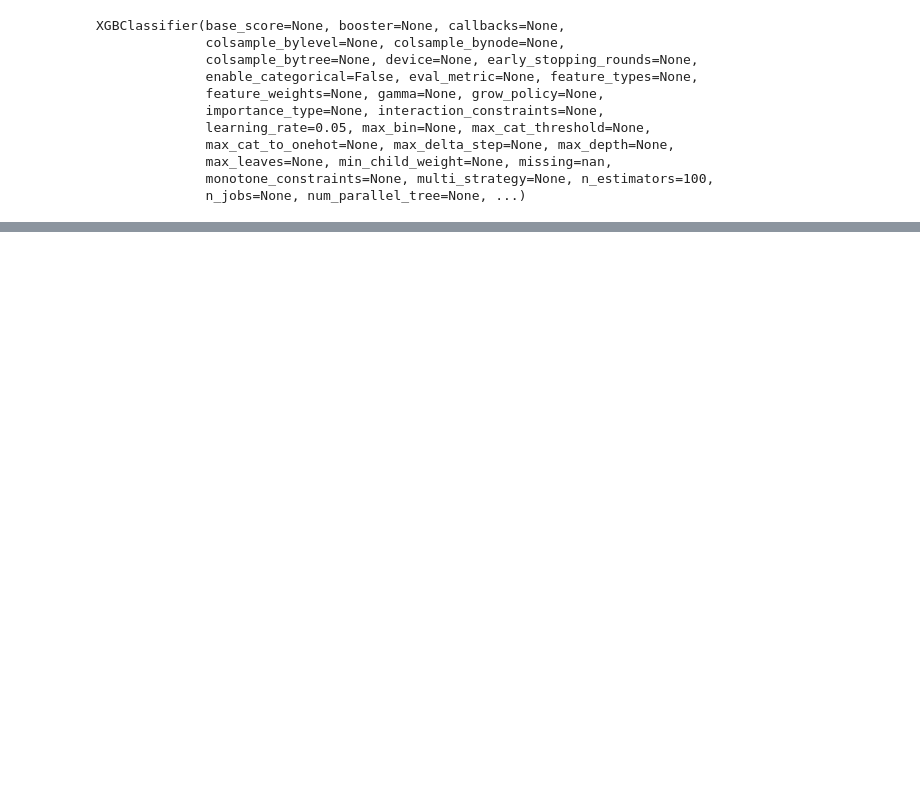
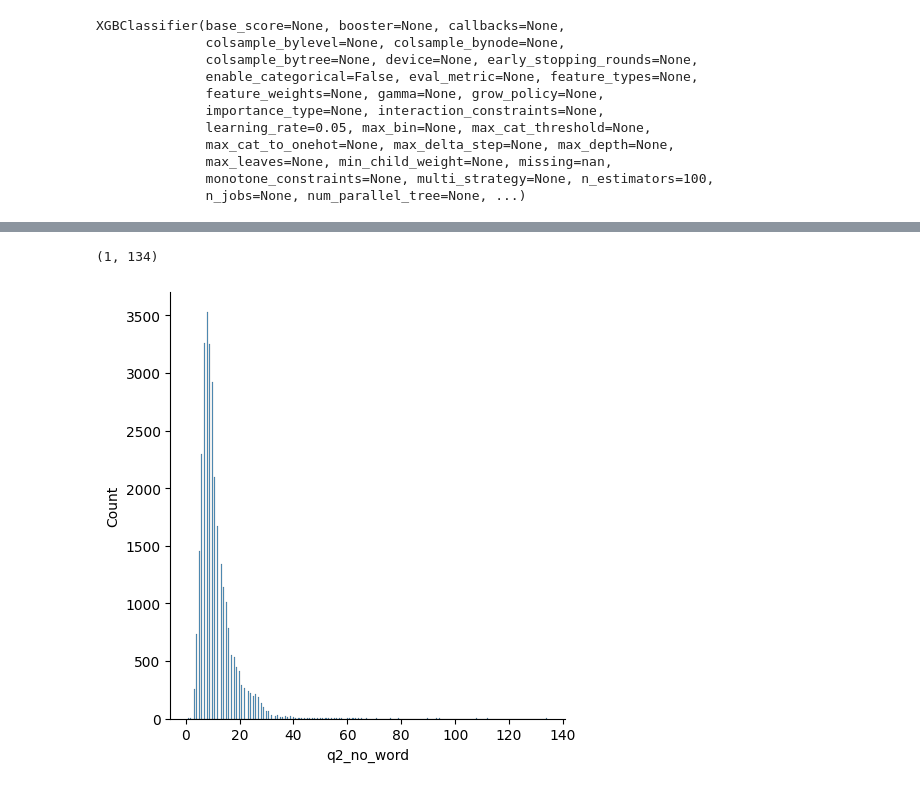
Before and after one commit to SakshamBansal753/Projects-of-Deep-Learning, a Jupyter notebook: NLP/Duplicate_question_answer_quora.ipynb, the cells around one changed output, grey strips where cells are left out. Saved outputs shown, nothing was run; the diff lists cells and outputs as text; code cells hidden in the pictures; blank space fills up the shorter version.

```diff
--- a/NLP/Duplicate_question_answer_quora.ipynb
+++ b/NLP/Duplicate_question_answer_quora.ipynb
@@ -273,0 +374,6 @@ accuracy_score(y_test,y_pred)
+# %%
+sns.displot(df["q2_no_word"])
+df["q2_no_word"].min(),df["q2_no_word"].max()
+# %% [output]
+(1, 134)
+[figure, added]
```
Also changed, not shown: parts of 31 cells of this notebook.
